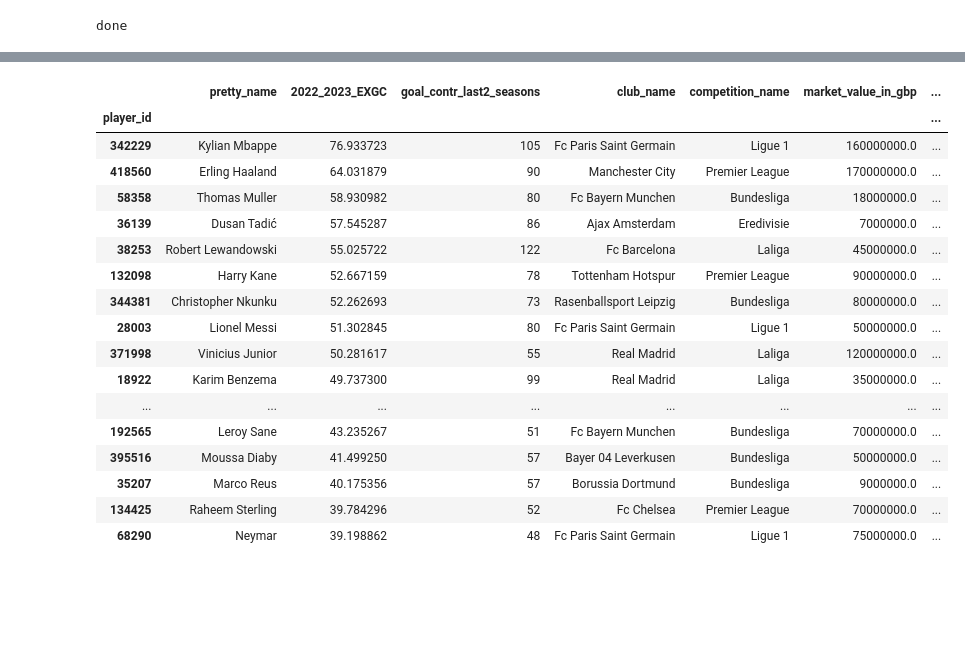
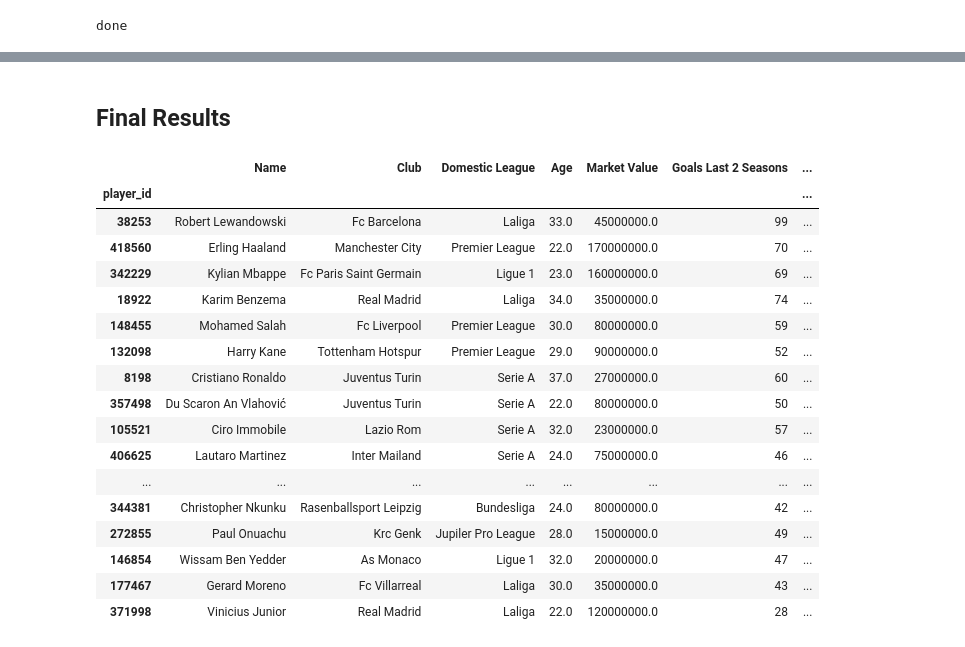
Before and after one commit to vikasreddy17/soccerTransferMarketAnalysis, a Jupyter notebook: analysis.ipynb, the cells around one changed output, grey strips where cells are left out. Cells and saved outputs as stored; diff of their text form; code cells hidden in the pictures; blank space fills up the shorter version.

```diff
--- a/analysis.ipynb
+++ b/analysis.ipynb
@@ -142,8 +157,7 @@ out_sample_sum = out_sample_sum.sort_values("goals", ascending=False)
 
 # capturing player info data that does not need aggregating
 details = ["pretty_name", "country_of_citizenship", "foot", "height_in_cm", "club_id", "club_name",
-           "domestic_competition_id","position", "market_value_in_gbp", "highest_market_value_in_gbp",
-           "age_days", "age_years", "competition_name"]
+           "domestic_competition_id","position", "market_value_in_gbp", "competition_name"]
 def detail(x):
     return x[0]
 out_sample_details = out_sample.groupby("player_id")[details]
@@ -477,0 +473,9 @@ Testing
+# %%
+# running models with standardized inputs with z scores
+x_var_list_z = ["goals_z", "assists_z", "minutes_played_x", "age_d_start_2020_season_z", "market_value_z_score"]
+y_var_list = ["goals_y"]
+
+# split data
+X_train, X_test, y_train, y_test = train_test_split(
+    data[x_var_list_z], data[y_var_list], test_size=0.3, random_state=0
+)
@@ -478,6 +528,8 @@ Testing
 # %%
 # saving selected model
-final_model = LinearRegression()
-final_model = final_model.fit(X_train, y_train)
-final_model
+standardized_final_model = LinearRegression()
+standardized_final_model = standardized_final_model.fit(X_train, y_train)
+
+# looking at what the linear model is prioritizing in the prediction
+model_feature_importance(standardized_final_model.coef_[0], x_var_list)
 # %% [output]
@@ -537,29 +614,37 @@ final_df_attackers
+# %% [markdown]
+## Final Results
 # %%
-x_var_list = ["goals", "assists", "height_in_cm", "minutes_played", "age_days", "market_value_in_gbp"]
-# making expected goal contribution prediction with final model for players in the current season 2022-2023
-y_pred = clf.predict(final_df_attackers[x_var_list])
-final_df_attackers["2022_2023_EXGC"] = y_pred
-final_df_attackers = final_df_attackers.sort_values("2022_2023_EXGC", ascending=False)
-final_df_attackers[["pretty_name", "2022_2023_EXGC", "goal_contr_last2_seasons", "club_name", "competition_name",
-                    "market_value_in_gbp", "age_years"]].head(20)
+x_var_list = ["goals", "assists", "minutes_played", "age_d_start_2022_season", "market_value_in_gbp"]
+x_var_list_z = ["goals_z", "assists_z", "minutes_played", "age_d_start_2022_season_z", "market_value_z_score"]
+
+# making expected goal prediction with final model for players in the current season 2022-2023
+y_pred = standardized_final_model.predict(final_df_attackers[x_var_list_z])
+final_df_attackers["2022_2023_EXG_standardized_features"] = y_pred
+
+final_df_attackers = final_df_attackers.sort_values("2022_2023_EXG_standardized_features", ascending=False)
+results = final_df_attackers[["pretty_name", "club_name", "competition_name", "age_y_start_2022_season",
+                              "market_value_in_gbp", "goals", "2022_2023_EXG_standardized_features",]]
+results.columns = ["Name", "Club", "Domestic League", "Age", "Market Value", "Goals Last 2 Seasons",
+                    "2022_2023 Predicted Goal Tally"]
+results.head(20)
 # %% [output]
-|  | pretty_name | 2022_2023_EXGC | goal_contr_last2_seasons | club_name | competition_name | market_value_in_gbp | ... |
+|  | Name | Club | Domestic League | Age | Market Value | Goals Last 2 Seasons | ... |
 | player_id |  |  |  |  |  |  | ... |
-| 342229 | Kylian Mbappe | 76.933723 | 105 | Fc Paris Saint Germain | Ligue 1 | 160000000.0 | ... |
-| 418560 | Erling Haaland | 64.031879 | 90 | Manchester City | Premier League | 170000000.0 | ... |
-| 58358 | Thomas Muller | 58.930982 | 80 | Fc Bayern Munchen | Bundesliga | 18000000.0 | ... |
-| 36139 | Dusan Tadić | 57.545287 | 86 | Ajax Amsterdam | Eredivisie | 7000000.0 | ... |
-| 38253 | Robert Lewandowski | 55.025722 | 122 | Fc Barcelona | Laliga | 45000000.0 | ... |
-| 132098 | Harry Kane | 52.667159 | 78 | Tottenham Hotspur | Premier League | 90000000.0 | ... |
-| 344381 | Christopher Nkunku | 52.262693 | 73 | Rasenballsport Leipzig | Bundesliga | 80000000.0 | ... |
-| 28003 | Lionel Messi | 51.302845 | 80 | Fc Paris Saint Germain | Ligue 1 | 50000000.0 | ... |
-| 371998 | Vinicius Junior | 50.281617 | 55 | Real Madrid | Laliga | 120000000.0 | ... |
-| 18922 | Karim Benzema | 49.737300 | 99 | Real Madrid | Laliga | 35000000.0 | ... |
+| 38253 | Robert Lewandowski | Fc Barcelona | Laliga | 33.0 | 45000000.0 | 99 | ... |
+| 418560 | Erling Haaland | Manchester City | Premier League | 22.0 | 170000000.0 | 70 | ... |
+| 342229 | Kylian Mbappe | Fc Paris Saint Germain | Ligue 1 | 23.0 | 160000000.0 | 69 | ... |
+| 18922 | Karim Benzema | Real Madrid | Laliga | 34.0 | 35000000.0 | 74 | ... |
+| 148455 | Mohamed Salah | Fc Liverpool | Premier League | 30.0 | 80000000.0 | 59 | ... |
+| 132098 | Harry Kane | Tottenham Hotspur | Premier League | 29.0 | 90000000.0 | 52 | ... |
+| 8198 | Cristiano Ronaldo | Juventus Turin | Serie A | 37.0 | 27000000.0 | 60 | ... |
+| 357498 | Du Scaron An Vlahović | Juventus Turin | Serie A | 22.0 | 80000000.0 | 50 | ... |
+| 105521 | Ciro Immobile | Lazio Rom | Serie A | 32.0 | 23000000.0 | 57 | ... |
+| 406625 | Lautaro Martinez | Inter Mailand | Serie A | 24.0 | 75000000.0 | 46 | ... |
 | ... | ... | ... | ... | ... | ... | ... | ... |
-| 192565 | Leroy Sane | 43.235267 | 51 | Fc Bayern Munchen | Bundesliga | 70000000.0 | ... |
-| 395516 | Moussa Diaby | 41.499250 | 57 | Bayer 04 Leverkusen | Bundesliga | 50000000.0 | ... |
-| 35207 | Marco Reus | 40.175356 | 57 | Borussia Dortmund | Bundesliga | 9000000.0 | ... |
-| 134425 | Raheem Sterling | 39.784296 | 52 | Fc Chelsea | Premier League | 70000000.0 | ... |
-| 68290 | Neymar | 39.198862 | 48 | Fc Paris Saint Germain | Ligue 1 | 75000000.0 | ... |
+| 344381 | Christopher Nkunku | Rasenballsport Leipzig | Bundesliga | 24.0 | 80000000.0 | 42 | ... |
+| 272855 | Paul Onuachu | Krc Genk | Jupiler Pro League | 28.0 | 15000000.0 | 49 | ... |
+| 146854 | Wissam Ben Yedder | As Monaco | Ligue 1 | 32.0 | 20000000.0 | 47 | ... |
+| 177467 | Gerard Moreno | Fc Villarreal | Laliga | 30.0 | 35000000.0 | 43 | ... |
+| 371998 | Vinicius Junior | Real Madrid | Laliga | 22.0 | 120000000.0 | 28 | ... |
 # %% [markdown]
 ## Discussion of Results
```
Also changed, not shown: parts of 38 cells of this notebook, 2 other files.
